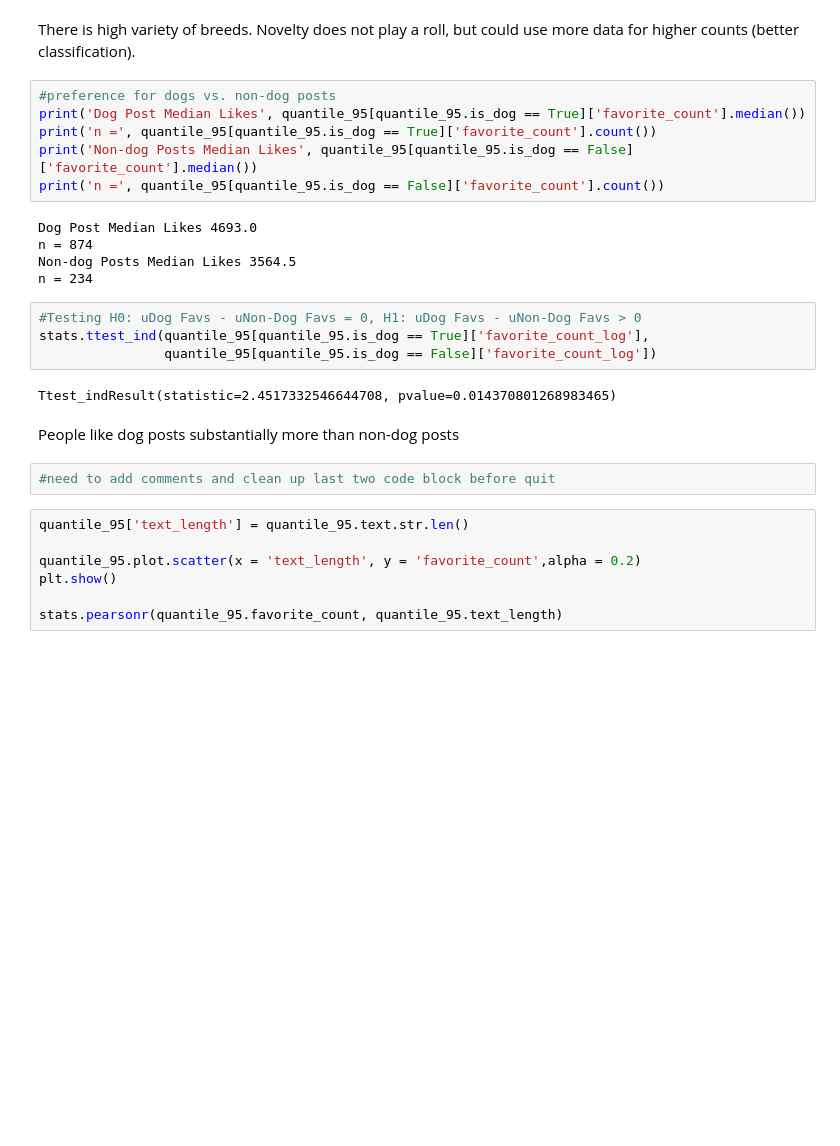
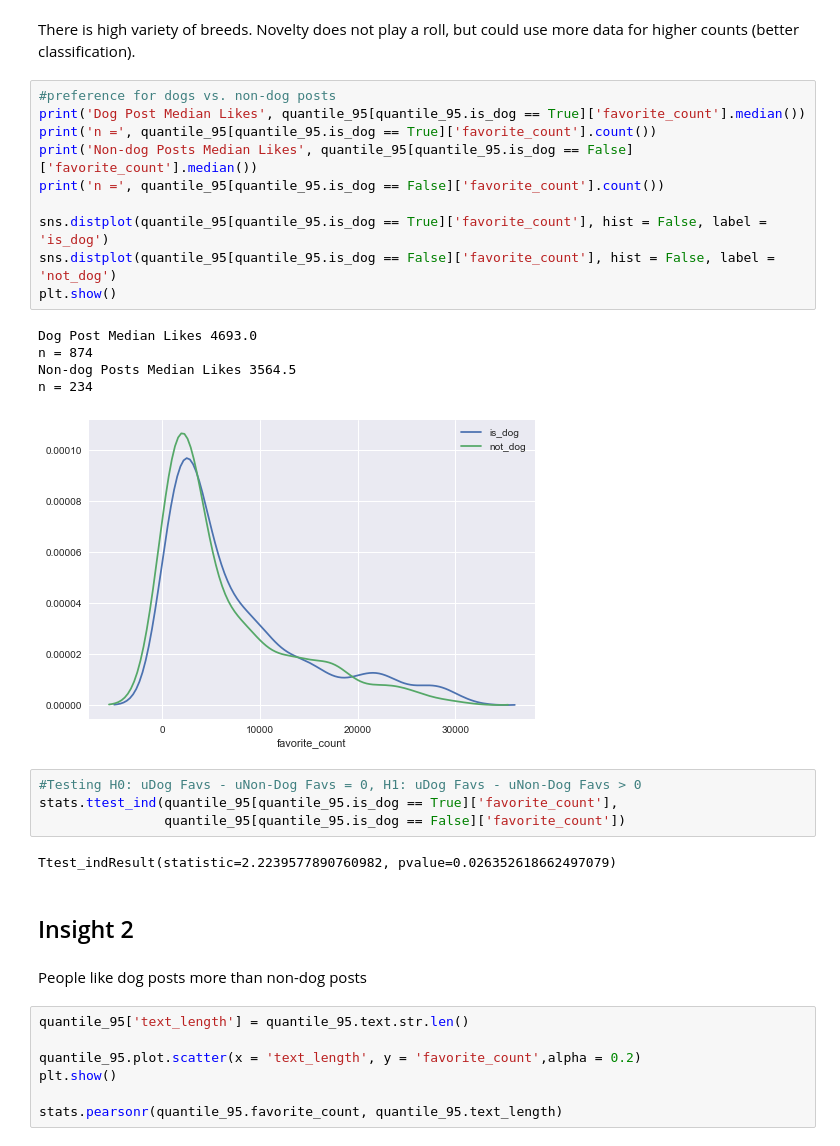
Before and after one commit to EricAndresen/data_analysis, a Jupyter notebook: weratedogs_twitter.ipynb, the cells around one changed output. Drawn from its saved outputs; the diff is of its cells as text; blank space fills up the shorter version.

```diff
--- a/weratedogs_twitter.ipynb
+++ b/weratedogs_twitter.ipynb
@@ -712,24 +720,29 @@ There is high variety of breeds. Novelty does not play a roll, but could use mor
 # %%
 #preference for dogs vs. non-dog posts
 print('Dog Post Median Likes', quantile_95[quantile_95.is_dog == True]['favorite_count'].median())
 print('n =', quantile_95[quantile_95.is_dog == True]['favorite_count'].count())
 print('Non-dog Posts Median Likes', quantile_95[quantile_95.is_dog == False]['favorite_count'].median())
 print('n =', quantile_95[quantile_95.is_dog == False]['favorite_count'].count())
+
+sns.distplot(quantile_95[quantile_95.is_dog == True]['favorite_count'], hist = False, label = 'is_dog')
+sns.distplot(quantile_95[quantile_95.is_dog == False]['favorite_count'], hist = False, label = 'not_dog')
+plt.show()
 # %% [output]
 Dog Post Median Likes 4693.0
 n = 874
 Non-dog Posts Median Likes 3564.5
 n = 234
+[figure, added]
 # %%
 #Testing H0: uDog Favs - uNon-Dog Favs = 0, H1: uDog Favs - uNon-Dog Favs > 0
-stats.ttest_ind(quantile_95[quantile_95.is_dog == True]['favorite_count_log'],
-                quantile_95[quantile_95.is_dog == False]['favorite_count_log'])
+stats.ttest_ind(quantile_95[quantile_95.is_dog == True]['favorite_count'],
+                quantile_95[quantile_95.is_dog == False]['favorite_count'])
 # %% [output]
-Ttest_indResult(statistic=2.4517332546644708, pvalue=0.014370801268983465)
+Ttest_indResult(statistic=2.2239577890760982, pvalue=0.026352618662497079)
+# %% [markdown]
+## Insight 2
 # %% [markdown]
-People like dog posts substantially more than non-dog posts
+People like dog posts more than non-dog posts
-# %%
-#need to add comments and clean up last two code block before quit
 # %%
 quantile_95['text_length'] = quantile_95.text.str.len()
 
```
Also changed, not shown: parts of 4 cells of this notebook.
